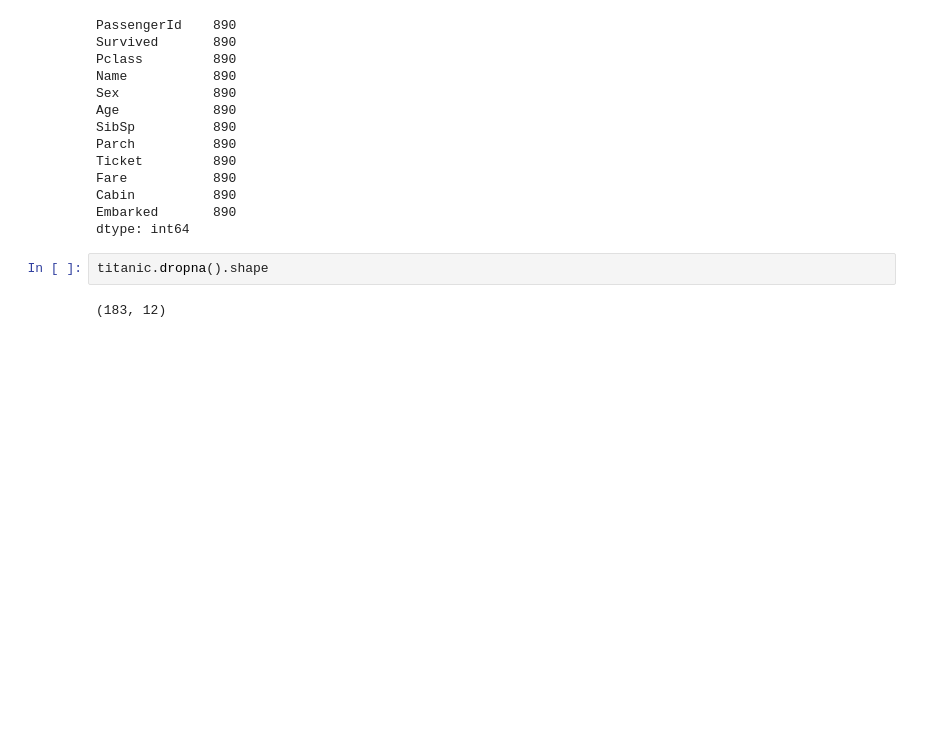
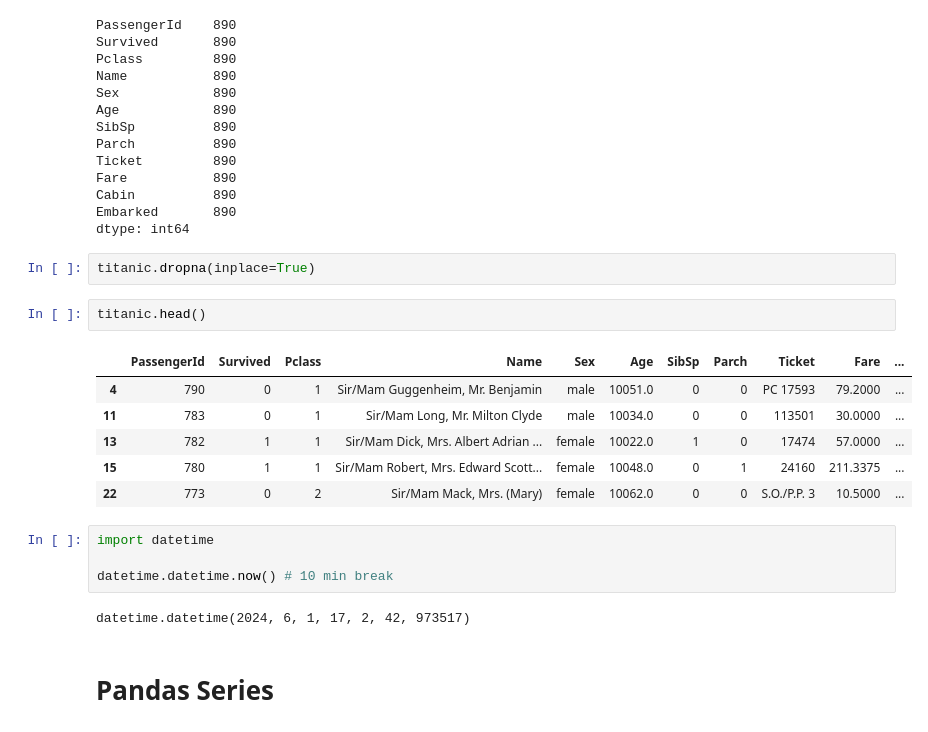
Before and after one commit to mayank953/mlbootcamp-24, a Jupyter notebook: Data Science Libraries/Class 3 - Pandas + Matplotlib/Class Codes.ipynb, the cells around one changed output. Drawn from its saved outputs; the diff is of its cells as text; blank space fills up the shorter version.

```diff
--- a/Data Science Libraries/Class 3 - Pandas + Matplotlib/Class Codes.ipynb
+++ b/Data Science Libraries/Class 3 - Pandas + Matplotlib/Class Codes.ipynb
@@ -493,6 +493,21 @@ Cabin          890
 Embarked       890
 dtype: int64
 # %%
-titanic.dropna().shape
+titanic.dropna(inplace=True)
-# %% [output]
-(183, 12)
+# %%
+titanic.head()
+# %% [output]
+|  | PassengerId | Survived | Pclass | Name | Sex | Age | SibSp | Parch | Ticket | Fare | ... |
+| 4 | 790 | 0 | 1 | Sir/Mam Guggenheim, Mr. Benjamin | male | 10051.0 | 0 | 0 | PC 17593 | 79.2000 | ... |
+| 11 | 783 | 0 | 1 | Sir/Mam Long, Mr. Milton Clyde | male | 10034.0 | 0 | 0 | 113501 | 30.0000 | ... |
+| 13 | 782 | 1 | 1 | Sir/Mam Dick, Mrs. Albert Adrian ... | female | 10022.0 | 1 | 0 | 17474 | 57.0000 | ... |
+| 15 | 780 | 1 | 1 | Sir/Mam Robert, Mrs. Edward Scott... | female | 10048.0 | 0 | 1 | 24160 | 211.3375 | ... |
+| 22 | 773 | 0 | 2 | Sir/Mam Mack, Mrs. (Mary) | female | 10062.0 | 0 | 0 | S.O./P.P. 3 | 10.5000 | ... |
+# %%
+import datetime
+
+datetime.datetime.now() # 10 min break
+# %% [output]
+datetime.datetime(2024, 6, 1, 17, 2, 42, 973517)
+# %% [markdown]
+# Pandas Series
```
Also changed, not shown: parts of 15 cells of this notebook, 5 other files.
